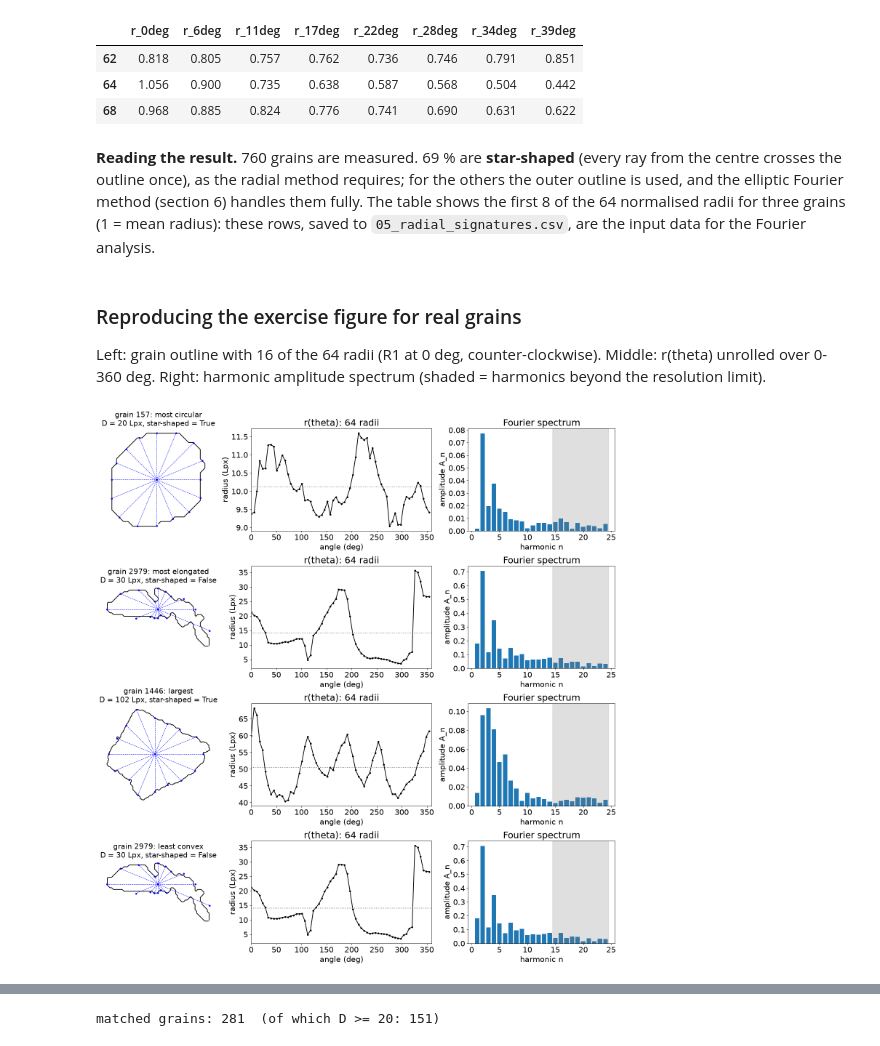
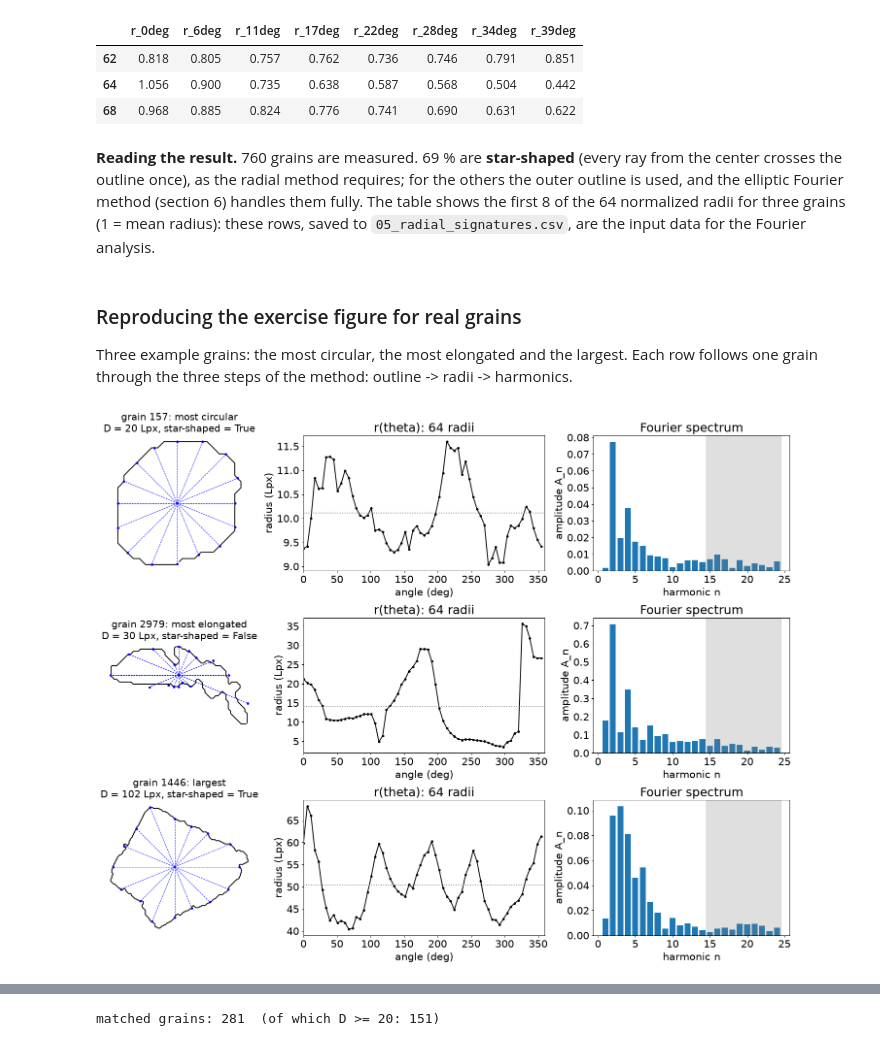
Before and after one commit to farithk/thin-section-image-analysis, a Jupyter notebook: notebooks/05_fourier_grain_shape.ipynb, the cells around one changed output, grey strips where cells are left out. Cells and saved outputs as stored; diff of their text form; code cells hidden in the pictures.

Commit message:
Clearer notebooks and README: fixes, one 'why' per section, report explanations, Lpx units, American spelling, MIT license

```diff
--- a/notebooks/05_fourier_grain_shape.ipynb
+++ b/notebooks/05_fourier_grain_shape.ipynb
@@ -150,34 +147,34 @@ rad.iloc[:3, :8].round(3)
 | 64 | 1.056 | 0.900 | 0.735 | 0.638 | 0.587 | 0.568 | 0.504 | 0.442 |
 | 68 | 0.968 | 0.885 | 0.824 | 0.776 | 0.741 | 0.690 | 0.631 | 0.622 |
 # %% [markdown]
-**Reading the result.** 760 grains are measured. 69 % are **star-shaped** (every ray from the centre crosses the
+**Reading the result.** 760 grains are measured. 69 % are **star-shaped** (every ray from the center crosses the
 outline once), as the radial method requires; for the others the outer outline is used, and the elliptic Fourier
-method (section 6) handles them fully. The table shows the first 8 of the 64 normalised radii for three grains
+method (section 6) handles them fully. The table shows the first 8 of the 64 normalized radii for three grains
 (1 = mean radius): these rows, saved to `05_radial_signatures.csv`, are the input data for the Fourier analysis.
 # %% [markdown]
 ### Reproducing the exercise figure for real grains
-Left: grain outline with 16 of the 64 radii (R1 at 0 deg, counter-clockwise). Middle: r(theta) unrolled over 0-360 deg.
-Right: harmonic amplitude spectrum (shaded = harmonics beyond the resolution limit).
+Three example grains: the most circular, the most elongated and the largest. Each row follows one grain through the
+three steps of the method: outline -> radii -> harmonics.
 # %%
-pick = [g.circularity.idxmax(), g.aspect_ratio.idxmax(), g.eq_diameter_u.idxmax(), g.solidity.idxmin()]
-names = ['most circular', 'most elongated', 'largest', 'least convex']
+pick = [g.circularity.idxmax(), g.aspect_ratio.idxmax(), g.eq_diameter_u.idxmax()]   # three different grains
+names = ['most circular', 'most elongated', 'largest']
 fig, ax = plt.subplots(len(pick), 3, figsize=(16, 4.3 * len(pick)), gridspec_kw={'width_ratios': [1, 1.6, 1.3]})
 ang = np.linspace(0, 2 * np.pi, N_ANG, endpoint=False)
 for i, (lab, nm) in enumerate(zip(pick, names)):
     xy = cont[lab]; c = polygon_centroid(xy); r = R[lab]
     th_img = np.linspace(-np.pi, np.pi, N_ANG, endpoint=False)          # angles used by radial_signature
     order = np.argsort(np.mod(-th_img, 2 * np.pi))                        # to counter-clockwise (y axis points down)
     rr, aa = r[order], np.mod(-th_img, 2 * np.pi)[order]
     a0 = ax[i, 0]; a0.plot(xy[:, 0] - c[0], -(xy[:, 1] - c[1]), 'k', lw=1.5)
     for j in range(0, N_ANG, 4):
         a0.plot([0, rr[j] * np.cos(aa[j])], [0, rr[j] * np.sin(aa[j])], 'b--', lw=0.8)
         a0.plot(rr[j] * np.cos(aa[j]), rr[j] * np.sin(aa[j]), 'bo', ms=3)
     a0.set_aspect('equal'); a0.axis('off'); a0.set_title(f'grain {lab}: {nm}\nD = {g.loc[lab, "eq_diameter_u"]:.0f} Lpx, star-shaped = {star[lab]}')
     ax[i, 1].plot(np.degrees(aa), rr, 'k.-'); ax[i, 1].axhline(r.mean(), color='gray', ls=':')
     ax[i, 1].set_xlabel('angle (deg)'); ax[i, 1].set_ylabel('radius (Lpx)'); ax[i, 1].set_xlim(0, 360); ax[i, 1].set_title('r(theta): 64 radii')
     ax[i, 2].bar(range(1, N_HARM + 1), A[lab], color='tab:blue'); ax[i, 2].axvspan(N_RELIABLE + 0.5, N_HARM + 0.5, color='gray', alpha=0.25)
     ax[i, 2].set_xlabel('harmonic n'); ax[i, 2].set_ylabel('amplitude A_n'); ax[i, 2].set_title('Fourier spectrum')
 plt.tight_layout(); plt.show()
 # %% [output]
-[figure, old version]
+[figure, new version]
 # %% [markdown]
```
Also changed, not shown: parts of 19 cells of this notebook, 6 other files.
